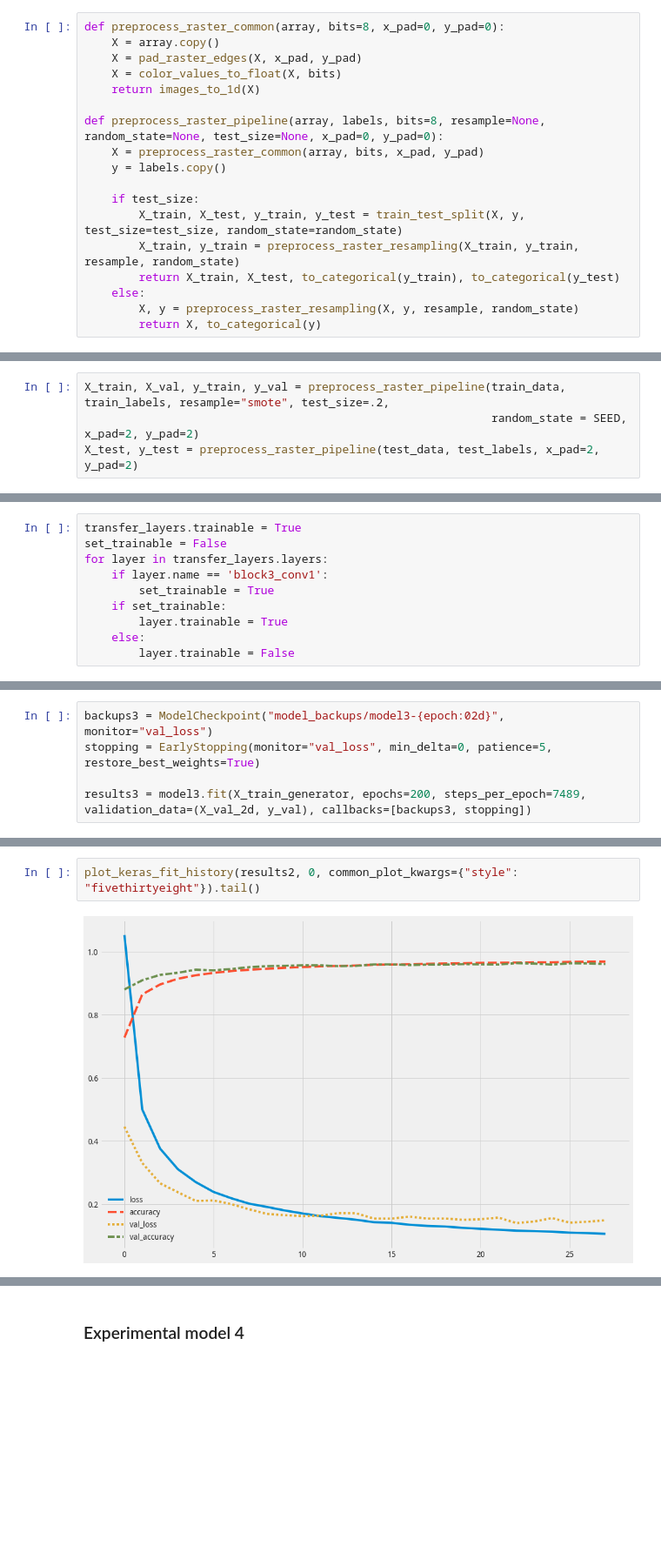
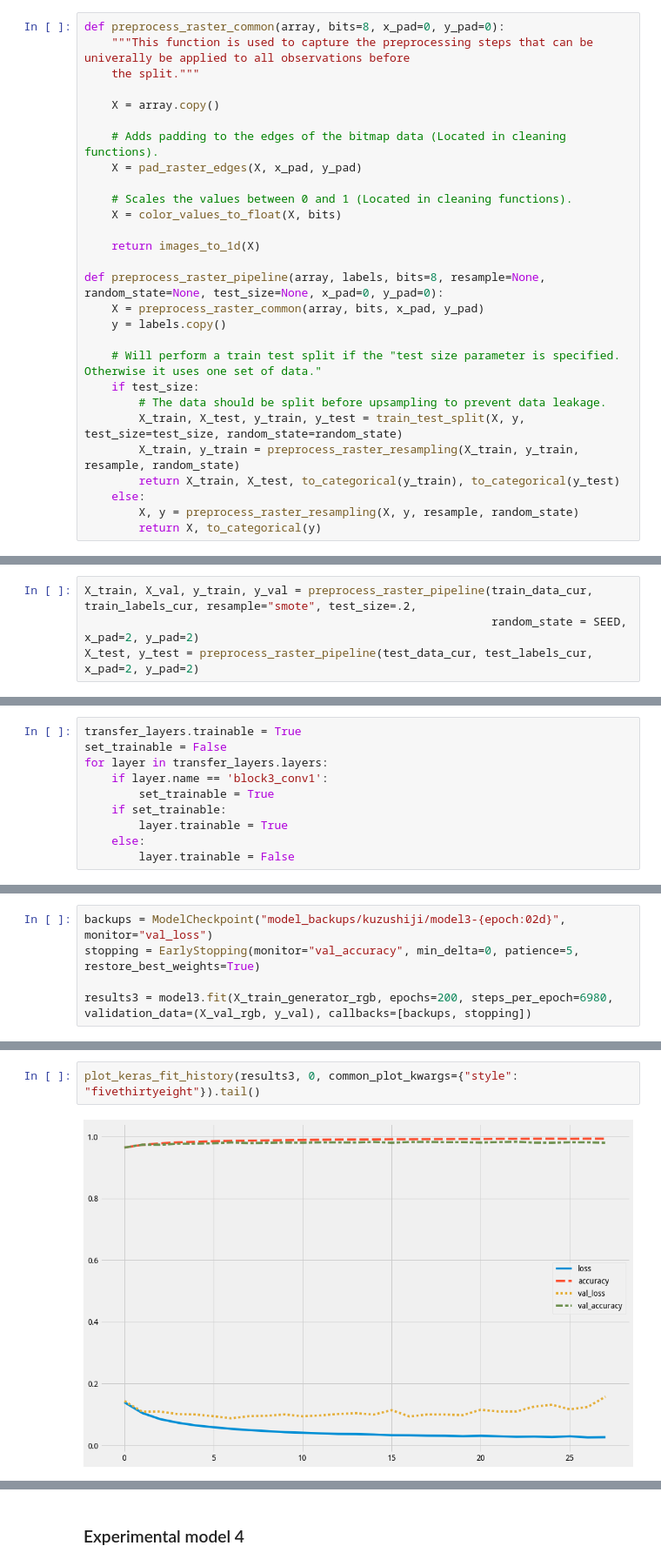
Before and after one commit to coreyryanhanson/japanese_text_classifiers, a Jupyter notebook: kuzushiji_notebook.ipynb, the cells around one changed output, grey strips where cells are left out. Shown: that part at 87% size. Drawn from its saved outputs; the diff is of its cells as text; blank space fills up the shorter version.

Commit message:
model notebook cleanup

```diff
--- a/project_notebook.ipynb
+++ b/kuzushiji_notebook.ipynb
@@ -123,16 +138,26 @@ warnings.filterwarnings('default')
 I created several functions to handle the preprocessing that give a reasonable degree of flexibility to handle tweaks that may be necessary during the modeling process. The order of operations is essentially adding padding to the image boundaries, converting the rgb values to normalized floats, splitting the training data into training and validation sets, resampling the training data to account for the class imbalance, and finally expanding the vector labels into a matrix.
 # %%
 def preprocess_raster_common(array, bits=8, x_pad=0, y_pad=0):
+    """This function is used to capture the preprocessing steps that can be univerally be applied to all observations before
+    the split."""
+
     X = array.copy()
+
+    # Adds padding to the edges of the bitmap data (Located in cleaning functions).
     X = pad_raster_edges(X, x_pad, y_pad)
+
+    # Scales the values between 0 and 1 (Located in cleaning functions).
     X = color_values_to_float(X, bits)
+
     return images_to_1d(X)
 
 def preprocess_raster_pipeline(array, labels, bits=8, resample=None, random_state=None, test_size=None, x_pad=0, y_pad=0):
     X = preprocess_raster_common(array, bits, x_pad, y_pad)
     y = labels.copy()
 
+    # Will perform a train test split if the "test size parameter is specified. Otherwise it uses one set of data."
     if test_size:
+        # The data should be split before upsampling to prevent data leakage.
         X_train, X_test, y_train, y_test = train_test_split(X, y, test_size=test_size, random_state=random_state)
         X_train, y_train = preprocess_raster_resampling(X_train, y_train, resample, random_state)
         return X_train, X_test, to_categorical(y_train), to_categorical(y_test)
@@ -145,9 +170,9 @@ Through the process, I found that my models had better results when the class im
 * The clean boundaries at the edges will also minimize cropping and unwanted artifacts when transformations are applied with the image generator.
 * A 32x32 matrix created more options than a 28x28 matrix when transfer learning with pretrained models.
 # %%
-X_train, X_val, y_train, y_val = preprocess_raster_pipeline(train_data, train_labels, resample="smote", test_size=.2,
+X_train, X_val, y_train, y_val = preprocess_raster_pipeline(train_data_cur, train_labels_cur, resample="smote", test_size=.2,
                                                             random_state = SEED, x_pad=2, y_pad=2)
-X_test, y_test = preprocess_raster_pipeline(test_data, test_labels, x_pad=2, y_pad=2)
+X_test, y_test = preprocess_raster_pipeline(test_data_cur, test_labels_cur, x_pad=2, y_pad=2)
 # %% [output]
 performing SMOTE
 Ignoring class imbalances
@@ -419,10 +367,10 @@ Trainable params: 14,499,537
 Non-trainable params: 260,160
 _________________________________________________________________
 # %%
-backups3 = ModelCheckpoint("model_backups/model3-{epoch:02d}", monitor="val_loss")
-stopping = EarlyStopping(monitor="val_loss", min_delta=0, patience=5, restore_best_weights=True)
+backups = ModelCheckpoint("model_backups/kuzushiji/model3-{epoch:02d}", monitor="val_loss")
+stopping = EarlyStopping(monitor="val_accuracy", min_delta=0, patience=5, restore_best_weights=True)
 
-results3 = model3.fit(X_train_generator, epochs=200, steps_per_epoch=7489, validation_data=(X_val_2d, y_val), callbacks=[backups3, stopping])
+results3 = model3.fit(X_train_generator_rgb, epochs=200, steps_per_epoch=6980, validation_data=(X_val_rgb, y_val), callbacks=[backups, stopping])
 # %% [output]
 WARNING:tensorflow:sample_weight modes were coerced from
   ...
@@ -444,5 +392,5 @@ Epoch 10/200
 # %%
-plot_keras_fit_history(results2, 0, common_plot_kwargs={"style": "fivethirtyeight"}).tail()
+plot_keras_fit_history(results3, 0, common_plot_kwargs={"style": "fivethirtyeight"}).tail()
 # %% [output]
-[figure, old version]
+[figure, new version]
 |  | loss | accuracy | val_loss | val_accuracy |
```
Also changed, not shown: parts of 36 cells of this notebook, 29 other files.
